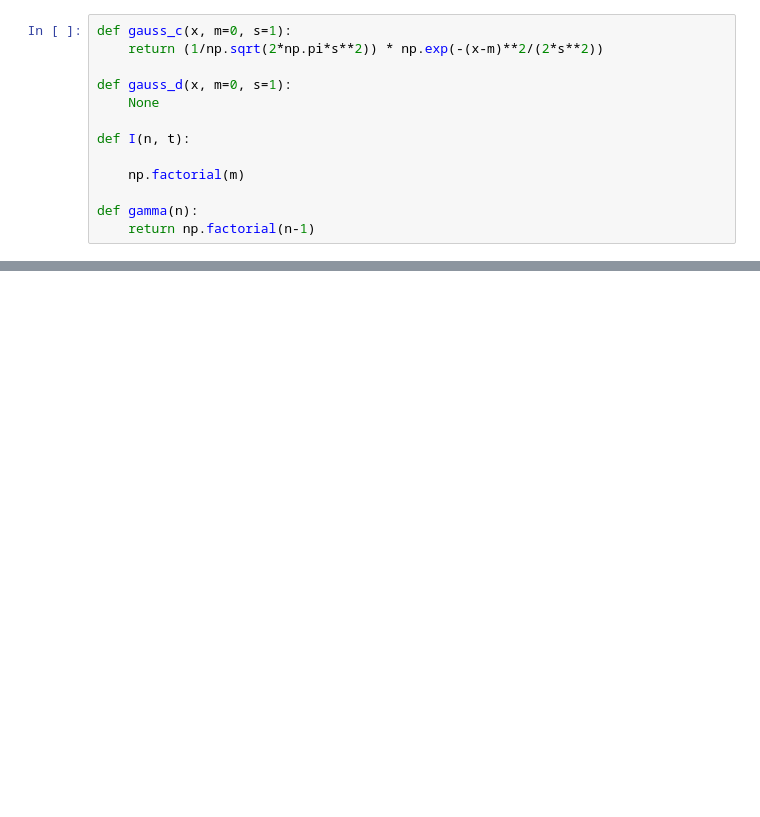
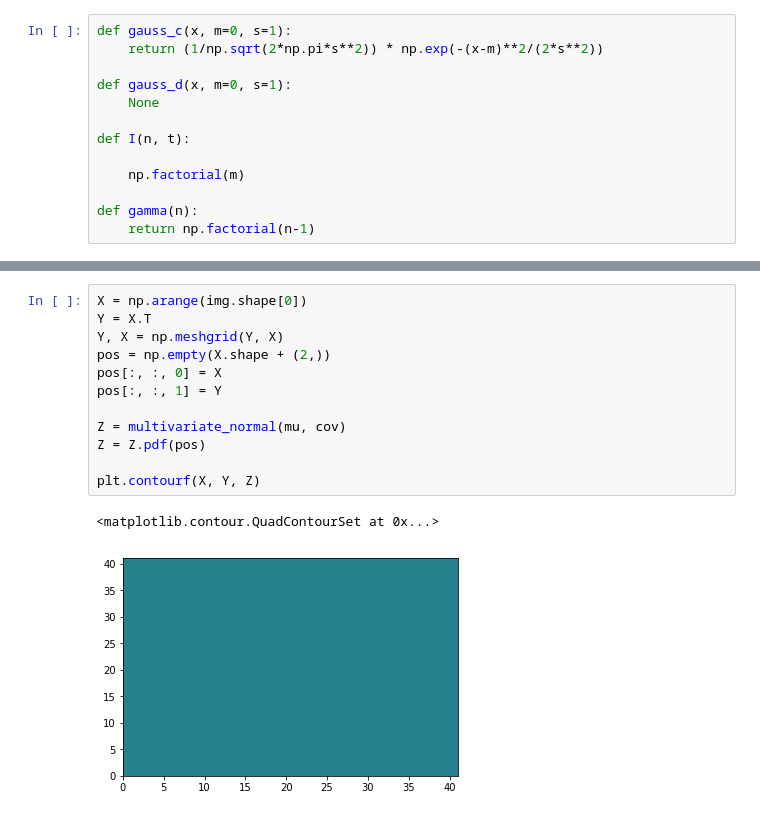
Before and after one commit to ryanhausen/gp-imgs, a Jupyter notebook: post_stuff/DELETE ME.ipynb, the cells around one changed output, grey strips where cells are left out. Drawn from its saved outputs; the diff is of its cells as text; blank space fills up the shorter version.

```diff
--- a/post_stuff/DELETE ME.ipynb
+++ b/post_stuff/DELETE ME.ipynb
@@ -23,0 +131,15 @@ plt.show()
+# %%
+X = np.arange(img.shape[0])
+Y = X.T
+Y, X = np.meshgrid(Y, X)
+pos = np.empty(X.shape + (2,))
+pos[:, :, 0] = X
+pos[:, :, 1] = Y
+
+Z = multivariate_normal(mu, cov)
+Z = Z.pdf(pos)
+
+plt.contourf(X, Y, Z)
+# %% [output]
+<matplotlib.contour.QuadContourSet at 0x...>
+[figure, added]
```
Also changed, not shown: parts of 7 cells of this notebook, 2 other files.
